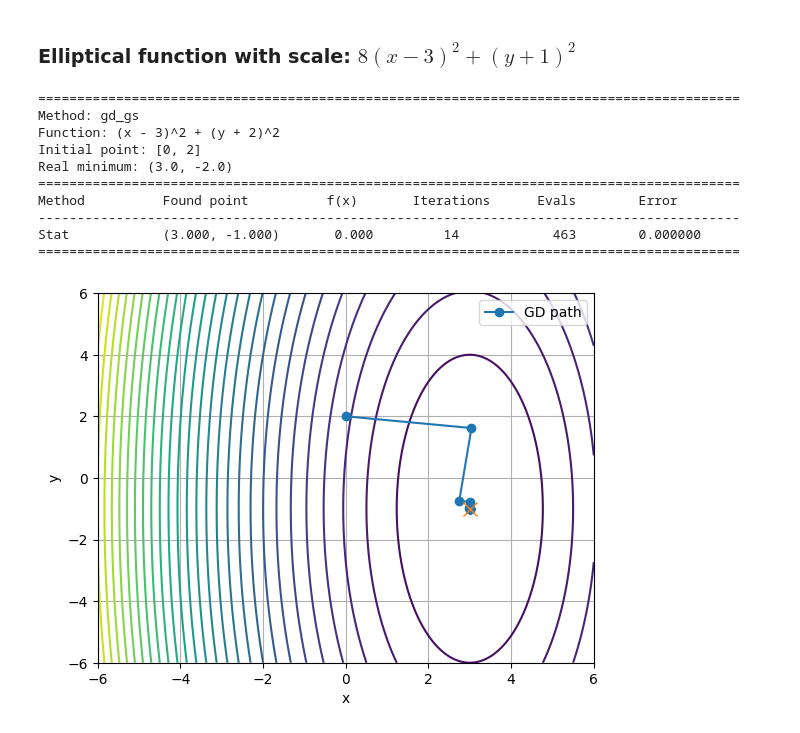
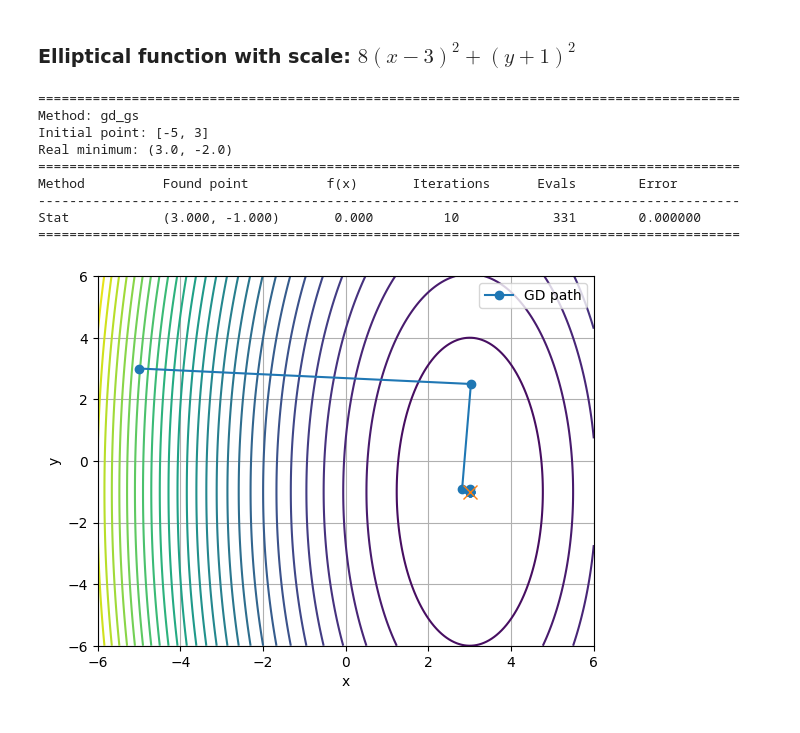
Before and after one commit to 999ashu/OptimizationLab1, a Jupyter notebook: GD_GSS.ipynb, the cells around one changed output. Saved outputs shown, nothing was run; the diff lists cells and outputs as text; code cells hidden in the pictures.

```diff
--- a/GD_GSS.ipynb
+++ b/GD_GSS.ipynb
@@ -83,12 +9,3 @@ def grad_re(point):
-# %%
-def func_es(point):
-    x, y = point
-    return (8 * (x - 3) ** 2) + ((y + 1) ** 2)
-
-
-def grad_es(point):
-    x, y = point
-    return np.array([16 * (x - 3), 2 * (y + 1)])
 # %% [markdown]
 ## Gradient Descent implementations with golden-section search
 # %% [markdown]
@@ -228,16 +147,15 @@ Stat            (-18.000, 16.000)       -208.000      38            1222       0
 # %% [markdown]
 ### Elliptical function with scale: $8(x - 3)^2 + (y + 1)^2$
 # %%
-print_output([0, 2], gd_gs, func_es, grad_es, [3, -1])
+print_output([-5, 3], gd_gs, func_es, grad_es, [3, -1])
 # %% [output]
 ==========================================================================================
 Method: gd_gs
-Function: (x - 3)^2 + (y + 2)^2
-Initial point: [0, 2]
+Initial point: [-5, 3]
 Real minimum: (3.0, -2.0)
 ==========================================================================================
 Method          Found point          f(x)       Iterations      Evals        Error
 ------------------------------------------------------------------------------------------
-Stat            (3.000, -1.000)       0.000         14            463        0.000000
+Stat            (3.000, -1.000)       0.000         10            331        0.000000
 ==========================================================================================
-[figure, old version]
+[figure, new version]
```
Also changed, not shown: parts of 14 cells of this notebook, 9 other files.
